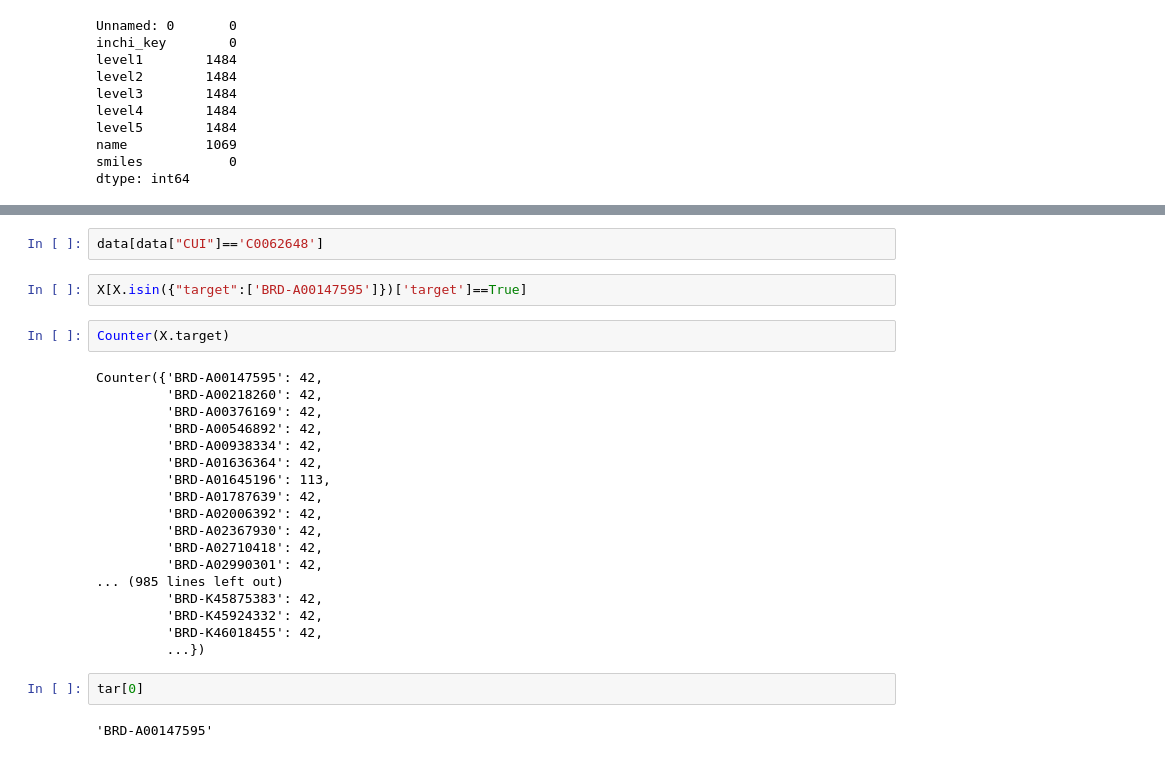
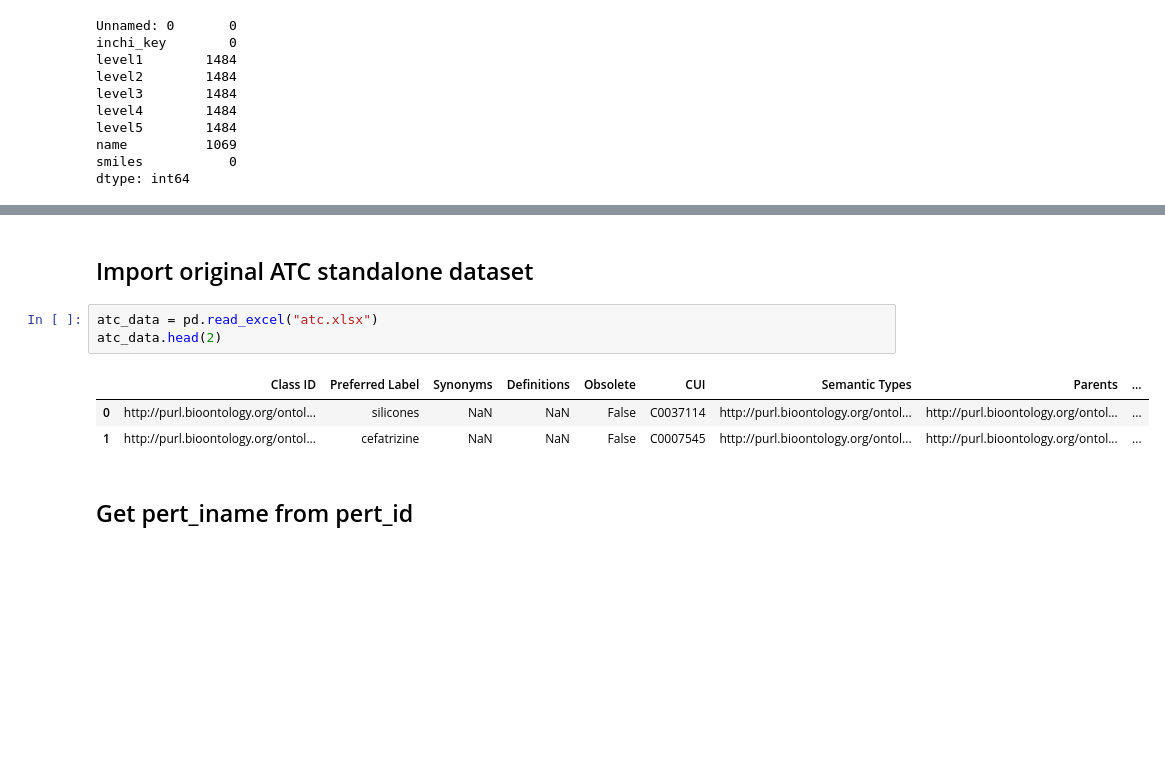
Before and after one commit to Dweepa/ItsAllInTheGenes, a Jupyter notebook: External/ExternalEval.ipynb, the cells around one changed output, grey strips where cells are left out. Cells and saved outputs as stored; diff of their text form; blank space fills up the shorter version.

```diff
--- a/External/ExternalEval.ipynb
+++ b/External/ExternalEval.ipynb
@@ -336,28 +171,11 @@ data[data["ATC LEVEL"]==2]
-# %%
-data[data["CUI"]=='C0062648']
-# %%
-X[X.isin({"target":['BRD-A00147595']})['target']==True]
-# %%
-Counter(X.target)
-# %% [output]
-Counter({'BRD-A00147595': 42,
-         'BRD-A00218260': 42,
-         'BRD-A00376169': 42,
-         'BRD-A00546892': 42,
-         'BRD-A00938334': 42,
-         'BRD-A01636364': 42,
-         'BRD-A01645196': 113,
-         'BRD-A01787639': 42,
-         'BRD-A02006392': 42,
-         'BRD-A02367930': 42,
-         'BRD-A02710418': 42,
-         'BRD-A02990301': 42,
-... (985 lines left out)
-         'BRD-K45875383': 42,
-         'BRD-K45924332': 42,
-         'BRD-K46018455': 42,
-         ...})
-# %%
-tar[0]
-# %% [output]
-'BRD-A00147595'
+# %% [markdown]
+## Import original ATC standalone dataset
+# %%
+atc_data = pd.read_excel("atc.xlsx")
+atc_data.head(2)
+# %% [output]
+|  | Class ID | Preferred Label | Synonyms | Definitions | Obsolete | CUI | Semantic Types | Parents | ... |
+| 0 | http://purl.bioontology.org/ontol... | silicones | NaN | NaN | False | C0037114 | http://purl.bioontology.org/ontol... | http://purl.bioontology.org/ontol... | ... |
+| 1 | http://purl.bioontology.org/ontol... | cefatrizine | NaN | NaN | False | C0007545 | http://purl.bioontology.org/ontol... | http://purl.bioontology.org/ontol... | ... |
+# %% [markdown]
+## Get pert_iname from pert_id
```
Also changed, not shown: parts of 52 cells of this notebook.
